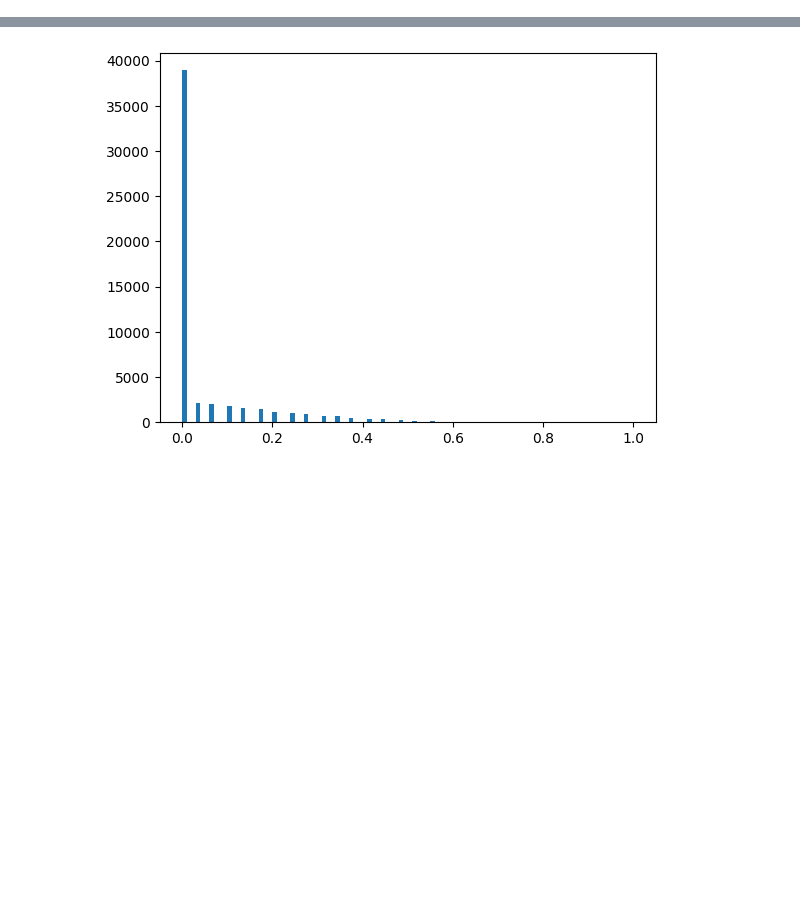
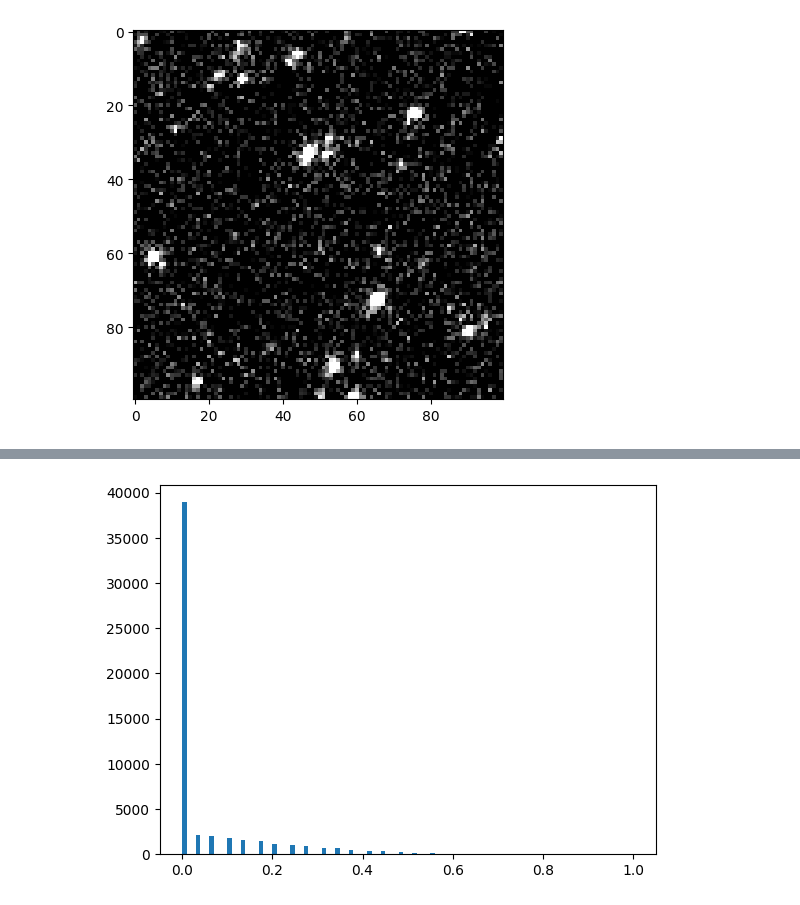
Before and after one commit to Eigil121/particle_tracking_02456, a Jupyter notebook: notebooks/initial_data_exploration.ipynb, the cells around one changed output, grey strips where cells are left out. Cells and saved outputs as stored; diff of their text form; code cells hidden in the pictures; blank space fills up the shorter version.

```diff
--- a/notebooks/initial_data_exploration.ipynb
+++ b/notebooks/initial_data_exploration.ipynb
@@ -27,3 +42,10 @@ plt.show()
+# %%
+image = load_frame(0,0)
+image = threshold_projection(image[150:250, 150:250], 1, 30)
+plt.imshow(image, cmap='gray')
+plt.show()
+# %% [output]
+[figure, added]
 # %%
 image = load_frame(0,0)
 image = threshold_projection(image[400:, :250], 1, 30)
```
Also changed, not shown: parts of 4 cells of this notebook, 4 other files.
